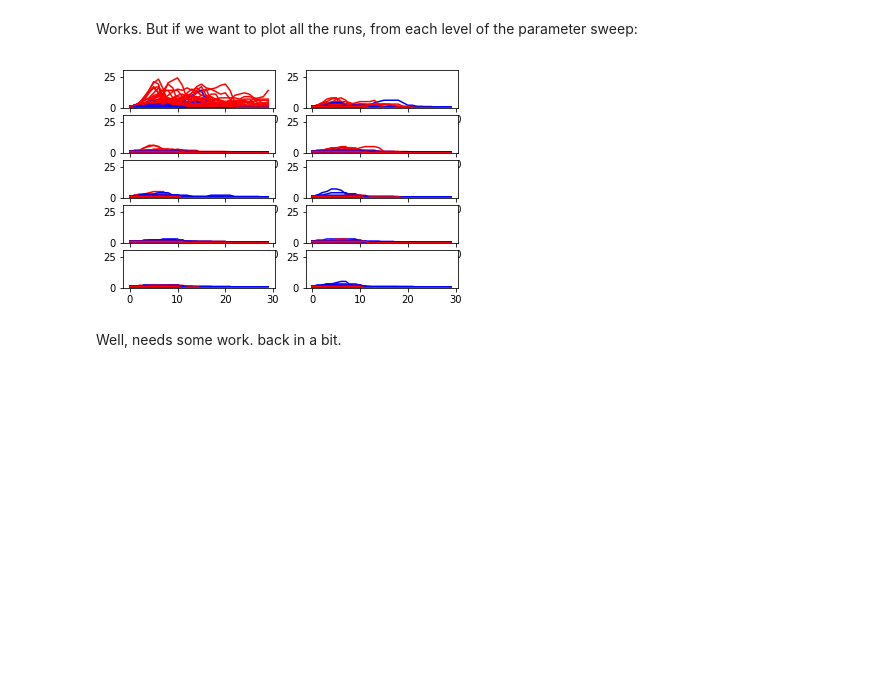
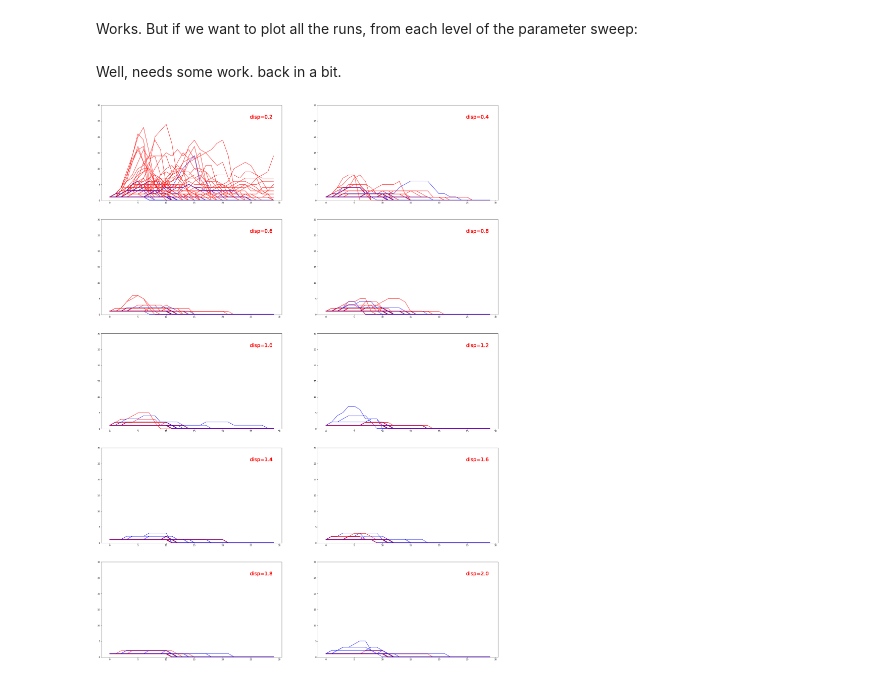
Before and after one commit to danchurch/FA_ABM, a Jupyter notebook: parameter_sweeps.ipynb, the cells around one changed output. Saved outputs shown, nothing was run; the diff lists cells and outputs as text; code cells hidden in the pictures; blank space fills up the shorter version.

Commit message:
plotting seems to work...

```diff
--- a/parameter_sweeps.ipynb
+++ b/parameter_sweeps.ipynb
@@ -32,3 +36,6 @@ for i in [ a/10 for a in range(2,22,2) ]: ## levels of variable
+# %%
+blue_runs = pickle.load(open('sampleBR.p', 'rb'))
+red_runs = pickle.load(open('sampleRR.p', 'rb'))
 # %% [markdown]
 There aren't any endophytes in this scenario. When there are endophyte-capable fungi, we assign them blue, some of the above code reflects this. To visualize a run:
 # %%
@@ -42,16 +49,22 @@ plot_run(0.2)
 [figure]
 # %% [markdown]
 Works. But if we want to plot all the runs, from each level of the parameter sweep:
-# %%
-fig, axes = plt.subplots(5,2) ## call figure, 5 rows, 2 columns
-lvls = sorted(list(blue_runs.keys())) ## get the levels from our runs as keys, sort them
-
-for i,z in enumerate(axes.flatten()): ## unwrap figure, iterate over each subplot
-    for j in zip(blue_runs[lvls[i]], red_runs[lvls[i]]): ## alternate ('zip') over runs from red and blue
-        z.set_ylim([0, 30]) ## might have to change this
-        z.plot([ h for h in range(30) ], j[0]+0.1, c='b')
-        z.plot([ h for h in range(30) ], j[1], c='r')
-# %% [output]
-[figure, removed]
 # %% [markdown]
 Well, needs some work. back in a bit.
+# %%
+fig, axes = plt.subplots(5,2, figsize=(35, 50))
+lvls = sorted(list(blue_runs.keys()))
+lvls2 = sorted(list(red_runs.keys()))
+for i,z in enumerate(axes.flatten()):
+    for j in zip(blue_runs[lvls[i]], red_runs[lvls[i]]):
+        z.set_ylim([0, 30])
+        z.plot([ h for h in range(30) ], j[0]+0.1, c='b')
+        z.plot([ h for h in range(30) ], j[1], c='r')
+        z.text(.95, .9, 'disp=%s' % lvls[i],
+                color='r',
+                size='25',
+                horizontalalignment='right',
+                verticalalignment='top',
+                transform=z.transAxes)
+# %% [output]
+[figure, added]
```
Also changed, not shown: parts of 2 cells of this notebook.
